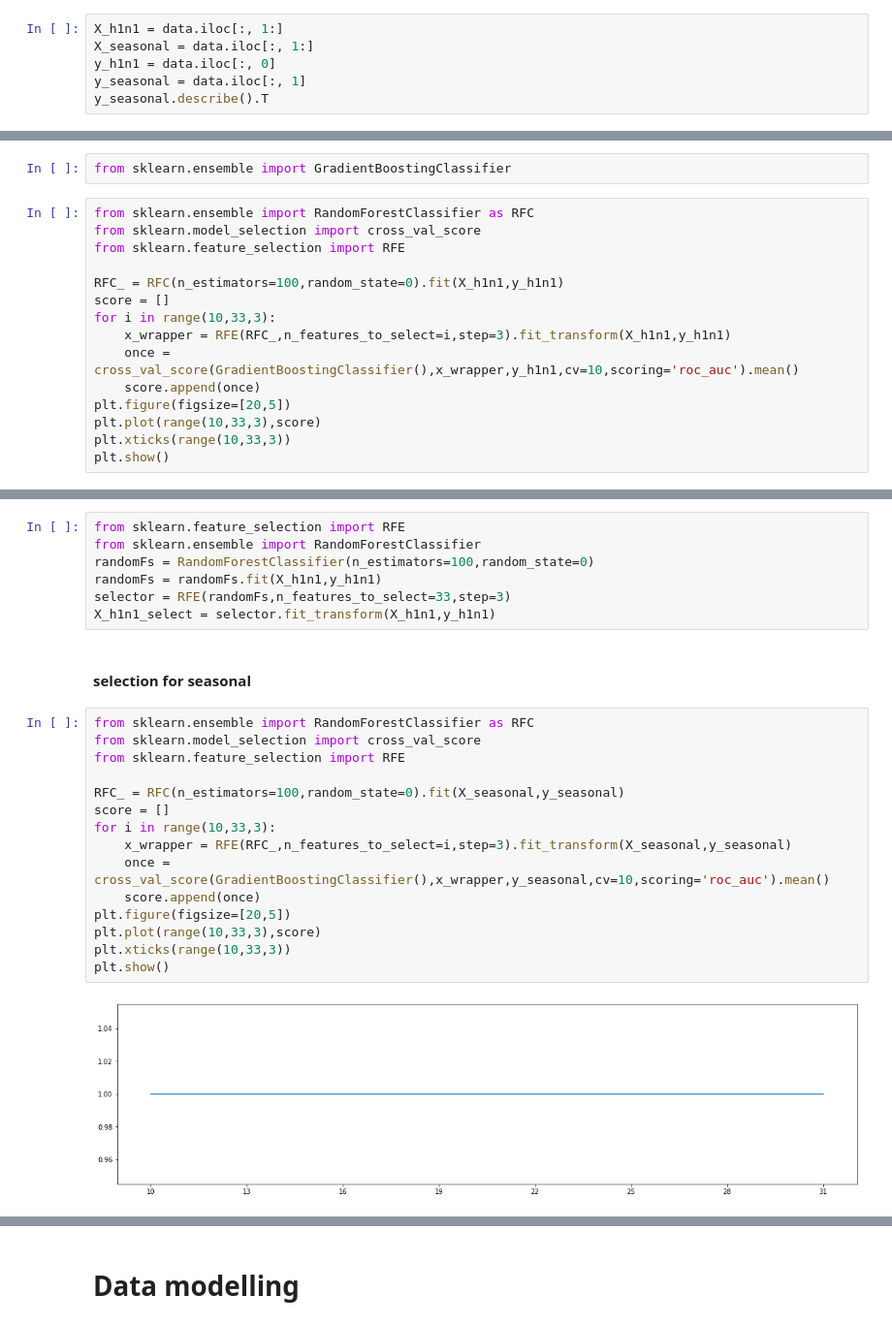
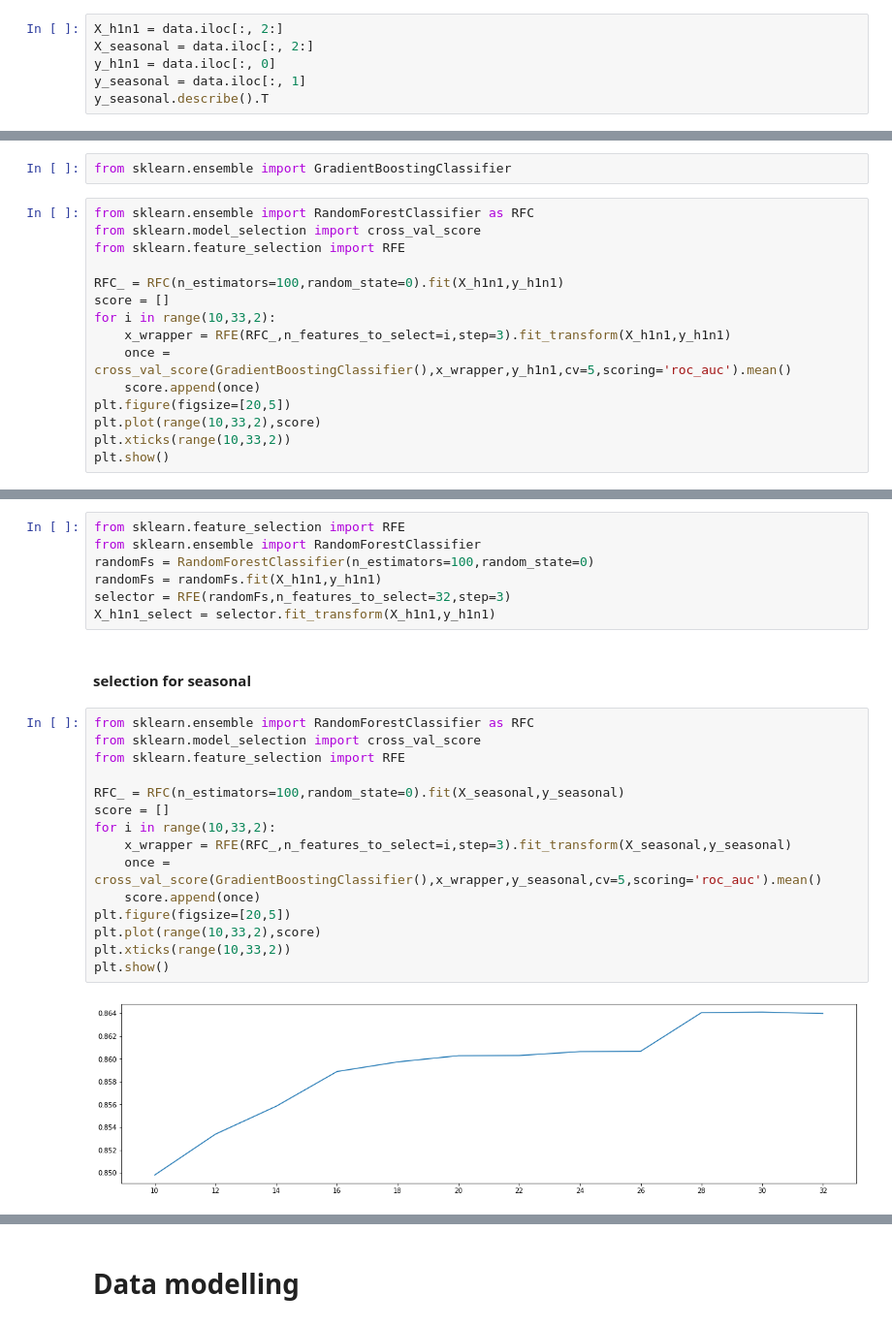
Before and after one commit to ludaiseattle/DMA_sub, a Jupyter notebook: Coursework1.ipynb, the cells around one changed output, grey strips where cells are left out. Shown at 97% size. Cells and saved outputs as stored; diff of their text form.

```diff
--- a/Coursework1.ipynb
+++ b/Coursework1.ipynb
@@ -431,8 +431,8 @@ data.drop("household_children",axis = 1,inplace = True)
 # %% [markdown]
 #### data for h1n1 and seasonal
 # %%
-X_h1n1 = data.iloc[:, 1:]
-X_seasonal = data.iloc[:, 1:]
+X_h1n1 = data.iloc[:, 2:]
+X_seasonal = data.iloc[:, 2:]
 y_h1n1 = data.iloc[:, 0]
 y_seasonal = data.iloc[:, 1]
 y_seasonal.describe().T
@@ -469,12 +469,12 @@ from sklearn.feature_selection import RFE
 
 RFC_ = RFC(n_estimators=100,random_state=0).fit(X_h1n1,y_h1n1)
 score = []
-for i in range(10,33,3):
+for i in range(10,33,2):
     x_wrapper = RFE(RFC_,n_features_to_select=i,step=3).fit_transform(X_h1n1,y_h1n1)
-    once = cross_val_score(GradientBoostingClassifier(),x_wrapper,y_h1n1,cv=10,scoring='roc_auc').mean()
+    once = cross_val_score(GradientBoostingClassifier(),x_wrapper,y_h1n1,cv=5,scoring='roc_auc').mean()
     score.append(once)
 plt.figure(figsize=[20,5])
-plt.plot(range(10,33,3),score)
-plt.xticks(range(10,33,3))
+plt.plot(range(10,33,2),score)
+plt.xticks(range(10,33,2))
 plt.show()
 # %% [output]
@@ -484,25 +484,25 @@ from sklearn.feature_selection import RFE
 from sklearn.ensemble import RandomForestClassifier
 randomFs = RandomForestClassifier(n_estimators=100,random_state=0)
 randomFs = randomFs.fit(X_h1n1,y_h1n1)
-selector = RFE(randomFs,n_features_to_select=33,step=3)
+selector = RFE(randomFs,n_features_to_select=32,step=3)
 X_h1n1_select = selector.fit_transform(X_h1n1,y_h1n1)
 # %% [markdown]
 #### selection for seasonal
 # %%
 from sklearn.ensemble import RandomForestClassifier as RFC
 from sklearn.model_selection import cross_val_score
 from sklearn.feature_selection import RFE
 
 RFC_ = RFC(n_estimators=100,random_state=0).fit(X_seasonal,y_seasonal)
 score = []
-for i in range(10,33,3):
+for i in range(10,33,2):
     x_wrapper = RFE(RFC_,n_features_to_select=i,step=3).fit_transform(X_seasonal,y_seasonal)
-    once = cross_val_score(GradientBoostingClassifier(),x_wrapper,y_seasonal,cv=10,scoring='roc_auc').mean()
+    once = cross_val_score(GradientBoostingClassifier(),x_wrapper,y_seasonal,cv=5,scoring='roc_auc').mean()
     score.append(once)
 plt.figure(figsize=[20,5])
-plt.plot(range(10,33,3),score)
-plt.xticks(range(10,33,3))
+plt.plot(range(10,33,2),score)
+plt.xticks(range(10,33,2))
 plt.show()
 # %% [output]
-[figure, old version]
+[figure, new version]
 # %%
```
Also changed, not shown: parts of 17 cells of this notebook.
